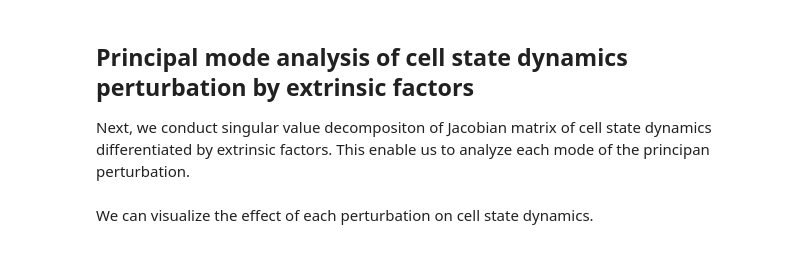
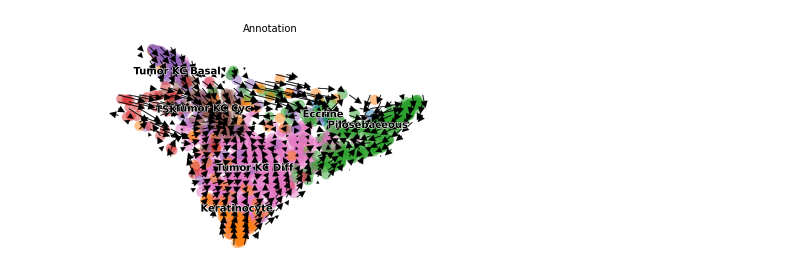
Before and after one commit to kojikoji/exdyn, a Jupyter notebook: tutorial/scc_analysis_colocalization.ipynb, the cells around one changed output. Cells and saved outputs as stored; diff of their text form; code cells hidden in the pictures.

```diff
--- a/tutorial/scc_analysis_colocalization.ipynb
+++ b/tutorial/scc_analysis_colocalization.ipynb
@@ -6,12 +6,28 @@ Exdyn can estimate cell state dynamics dependent on multivariate extrinsic facto
 Exdyn accepts AnnData object for dynamics estimation. The model parameters such as the number of neural network layers can be specified through a dictionary of the parameters.
 # %%
 import scanpy as sc
-from src import workflow, visualization
+# from exdyn import workflow, modules
+from src import workflow, modules
+import numpy as np
+import torch
+import random
+seed = 42
 
-adata_file_path = 'data/scc/adata.h5ad'
-coloc_adata_file_path = 'data/scc/adata.h5ad'
+random.seed(seed)
+np.random.seed(seed)
+torch.manual_seed(seed)
+torch.backends.cudnn.benchmark = False
+torch.backends.cudnn.deterministic = True
 
+
+adata_file_path = 'data/scc/tumor_adata.h5ad'
+coloc_adata_file_path = 'data/scc/coloc_adata.h5ad'
+lt_df_file_path = 'data/scc/lt_df.csv'
 adata = sc.read_h5ad(adata_file_path)
+top_corr_genes, gene_names = workflow.extract_top_corr_genes(adata)
+adata.var['dynamics_genes'] = False
+adata.var['dynamics_genes'][top_corr_genes] = True
+
 model_params = {
             'x_dim': 100,
             'z_dim': 10,
@@ -20,10 +36,7 @@ model_params = {
             'num_dec_z_layers': 2, 'use_ambient': False, 'use_vamp': True, 'no_d_kld': False, 'decreasing_temp': False, 'dec_temp_steps': 30000, 'loss_mode': 'nb',
             'dyn_loss_weight': 1
 }
-checkpoint_dirname = f'{out_dir}/checkpoint'
-importlib.reload(workflow)
-importlib.reload(commons)
-importlib.reload(modules)
+checkpoint_dirname = 'checkpoint'
 adata.obs['sample'] = 'Sample'
-est_adata, lit_envdyn = workflow.conduct_cvicdyf_inference(adata, model_params, checkpoint_dirname, batch_size=128, two_step=False, dyn_mode=False, epoch=1000, patience=50, module=modules.Cvicdyf, use_highly_variable=False, batch_key='sample', condition_key='coloc', cond_in_obsm=True)
+est_adata, model = workflow.conduct_cvicdyf_inference(adata, model_params, checkpoint_dirname, batch_size=128, two_step=False, dyn_mode=False, epoch=1000, patience=50, module=modules.Cvicdyf, use_highly_variable=False, batch_key='sample', condition_key='coloc', cond_in_obsm=True)
 # %% [output]
@@ -34,5 +72,6 @@ Firstly, we visulize cell state dynamics with colocalization profiles originally
 # %%
-visualization.plot_mean_flow(est_adata, cluster_key='Annotation', legend_loc='on data').
+from src import visualization
+est_adata.obs['Annotation'] = est_adata.obs['level3_celltype']
+visualization.plot_mean_flow(est_adata, cluster_key='Annotation', legend_loc='on data')
+# %% [output]
+[figure, added]
-# %% [markdown]
-## Principal mode analysis of cell state dynamics perturbation by extrinsic factors
-Next, we conduct singular value decompositon of Jacobian matrix of cell state dynamics differentiated by extrinsic factors. This enable us to analyze each mode of the principan perturbation.
@@ -41,2 +77,0 @@ est_adata = workflow.conduct_jacobian_analysis(est_adata, model_params, top_mode
-# %% [markdown]
-We can visualize the effect of each perturbation on cell state dynamics.
```
Also changed, not shown: parts of 21 cells of this notebook, 1 other file.
